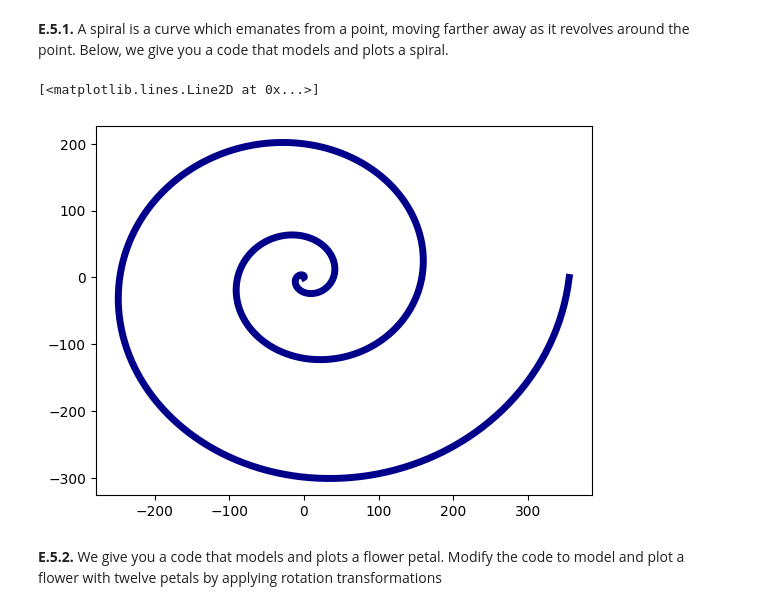
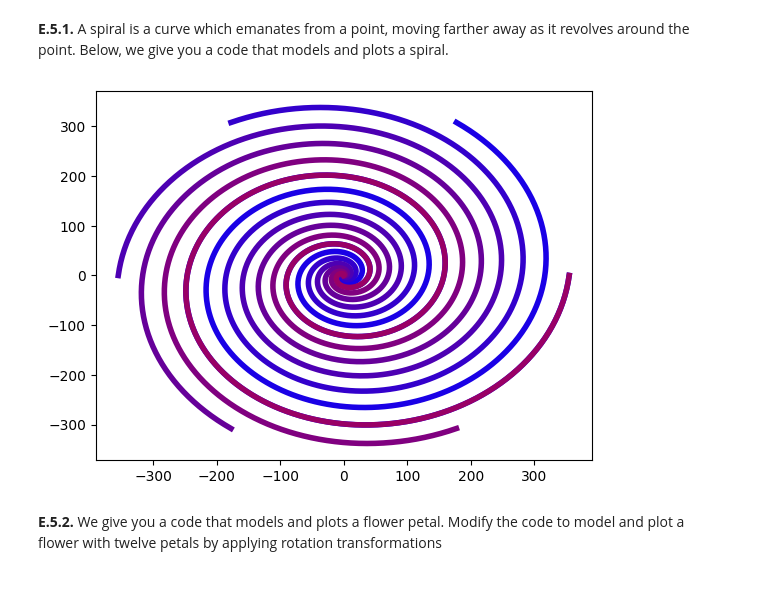
Before and after one commit to RMartinod/Computer-Graphics-Using-Python, a Jupyter notebook: Chapter23_Exercise_solutions1.ipynb, the cells around one changed output. Drawn from its saved outputs; the diff is of its cells as text; code cells hidden in the pictures.

```diff
--- a/Chapter23_Exercise_solutions1.ipynb
+++ b/Chapter23_Exercise_solutions1.ipynb
@@ -100,13 +100,20 @@ for tile in range(len(Dp[0])):
 # %%
 import numpy as np, matplotlib.pyplot as plt
 u = np.linspace(0,6*np.pi,1000)
 x = u**2 * np.cos(u)
 y = u**2 * np.sin(u)
 C1 = np.array([x,y,np.ones(len(x))])
-plt.plot(C1[0,:],C1[1,:],color='darkblue',linewidth=5)
+angle = 60*np.pi/180
+ax = plt.subplots()
+for petal in range(7):
+   theta = petal*angle
+   RM = np.array([[np.cos(theta), -np.sin(theta), 0],
+                  [np.sin(theta),  np.cos(theta), 0],
+                  [0, 0, 1]])
+   C2 = RM @ C1
+   plt.plot(C2[0,:],C2[1,:],color=[petal*0.1, 0, 1-petal*0.1],linewidth=4)
 # %% [output]
-[<matplotlib.lines.Line2D at 0x...>]
-[figure, old version]
+[figure, new version]
 # %% [markdown]
 **E.5.2.** We give you a code that models and plots a flower petal. Modify the code to model and plot a flower with twelve petals by applying rotation transformations
 # %%
```
